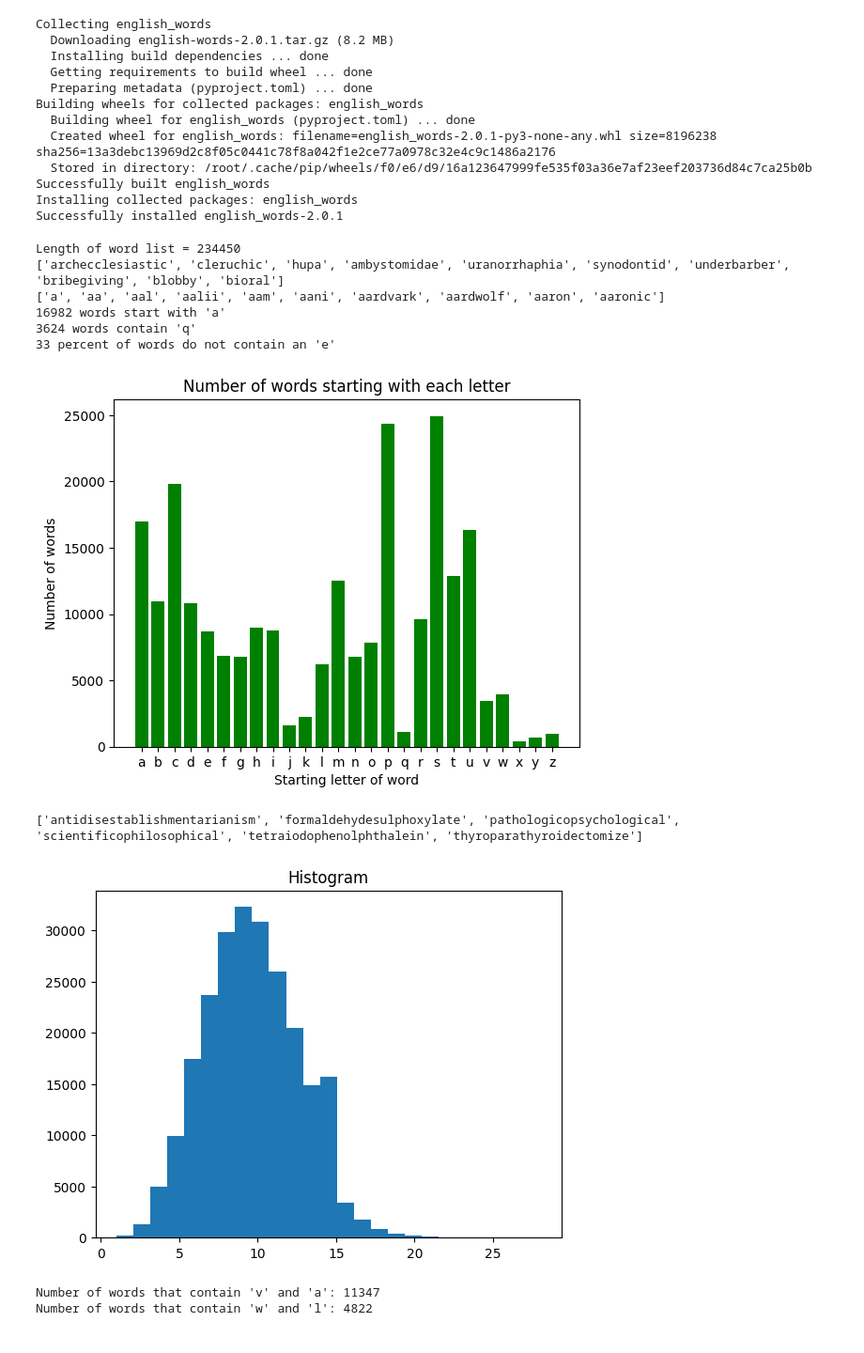
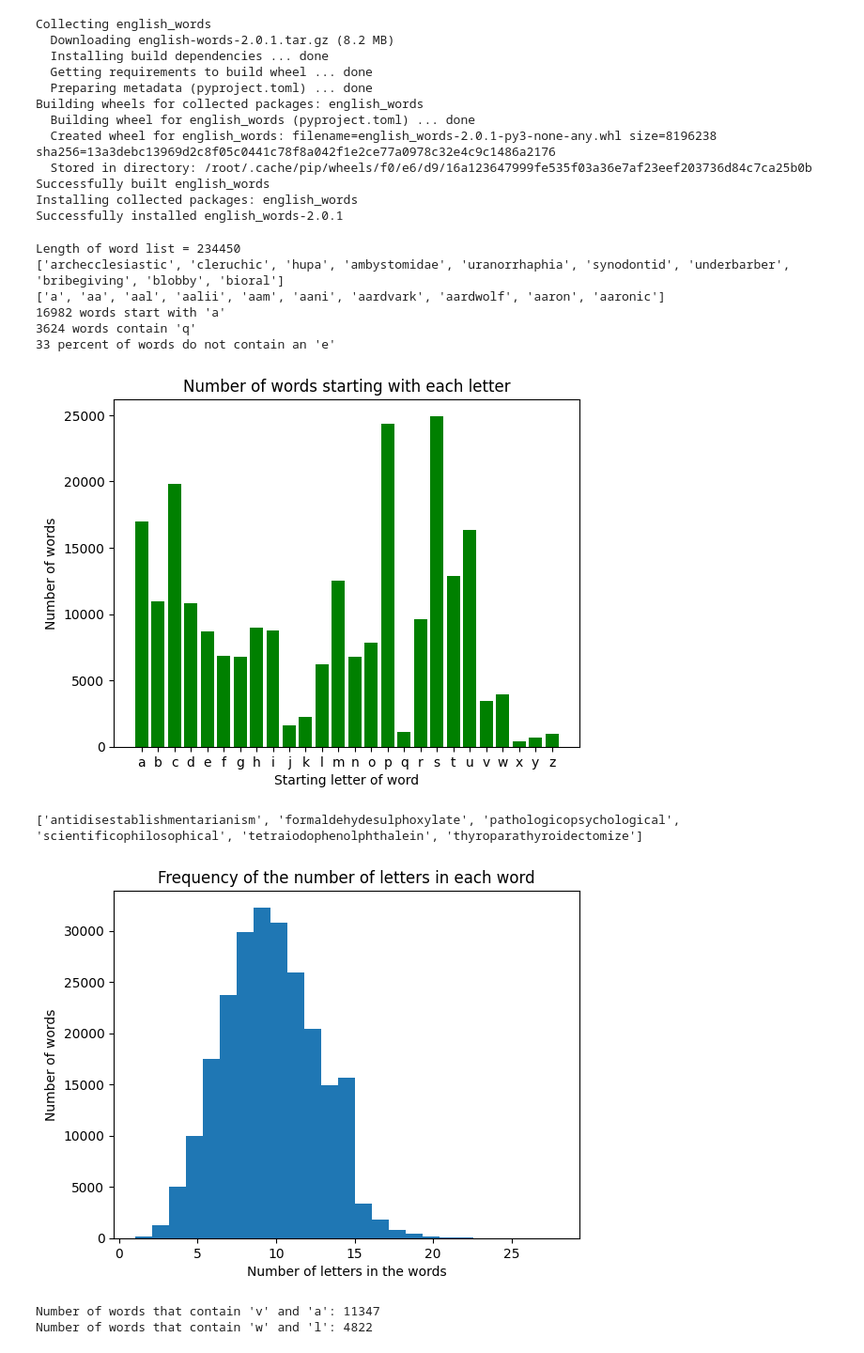
Before and after one commit to kenzalber/DS1002, a Jupyter notebook: Words.ipynb, the cells around one changed output. Shown at 94% size. Cells and saved outputs as stored; diff of their text form; code cells hidden in the pictures.

```diff
--- a/Words.ipynb
+++ b/Words.ipynb
@@ -83,34 +83,36 @@ plt.ylabel("Number of words")
 plt.xlabel("Starting letter of word")
 plt.title("Number of words starting with each letter")
 plt.show()
 
 
 #Question Eight:
 #Six longest words in worst list
 sorted_list = sorted(alpha_list, key=lambda x: len(x), reverse=True)
 print(sorted_list[:6])
 
 #Question Nine:
 lengths = [len(word) for word in sorted_list]
 
 plt.hist(lengths, bins=25)
-plt.title("Histogram")
+plt.title("Frequency of the number of letters in each word")
+plt.ylabel("Number of words")
+plt.xlabel("Number of letters in the words")
 plt.show()
 
 #Question Eleven:
 v_and_a = [word for word in sorted_list if 'v' in word and 'a' in word]
 w_and_l = [word for word in sorted_list if 'w' in word and 'l' in word]
 print("Number of words that contain 'v' and 'a': " + str(len(v_and_a)))
 print("Number of words that contain 'w' and 'l': " + str(len(w_and_l)))
 # %% [output]
 Length of word list = 234450
 ['archecclesiastic', 'cleruchic', 'hupa', 'ambystomidae', 'uranorrhaphia', 'synodontid', 'underbarber', 'bribegiving', 'blobby', 'bioral']
 ['a', 'aa', 'aal', 'aalii', 'aam', 'aani', 'aardvark', 'aardwolf', 'aaron', 'aaronic']
 16982 words start with 'a'
 3624 words contain 'q'
 33 percent of words do not contain an 'e'
 [figure]
 ['antidisestablishmentarianism', 'formaldehydesulphoxylate', 'pathologicopsychological', 'scientificophilosophical', 'tetraiodophenolphthalein', 'thyroparathyroidectomize']
-[figure, old version]
+[figure, new version]
 Number of words that contain 'v' and 'a': 11347
 Number of words that contain 'w' and 'l': 4822
```
